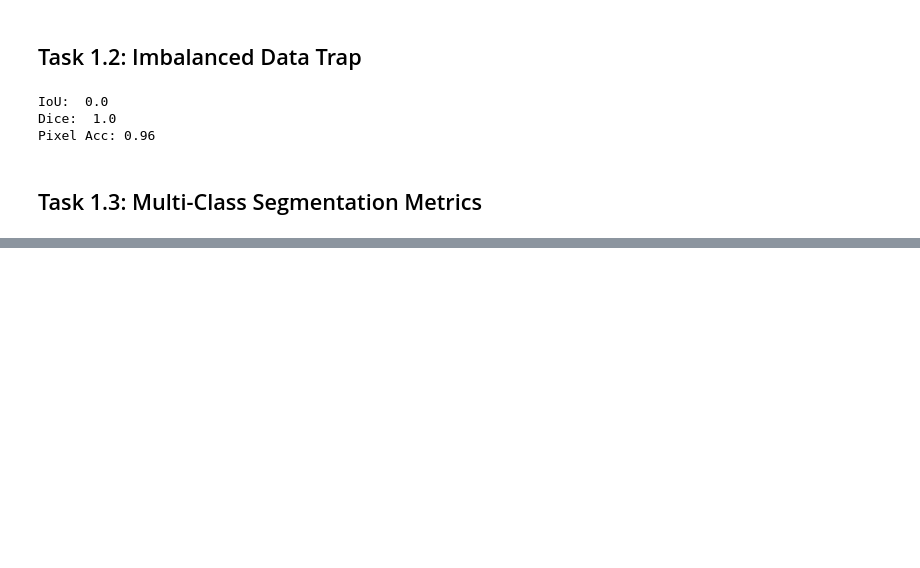
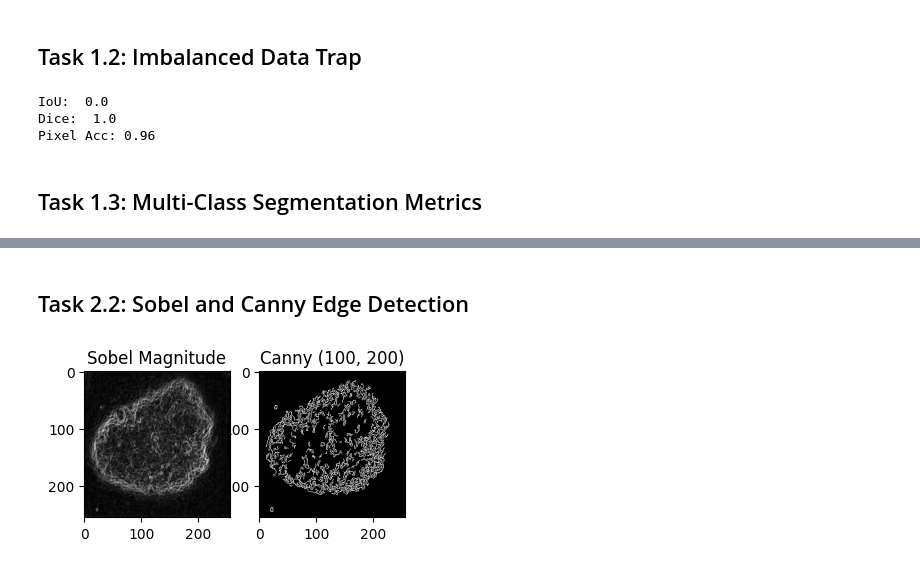
Before and after one commit to bmulaw/ComputerVision, a Jupyter notebook: ComputerVision_lab2_SAM_ObjectDetection.ipynb, the cells around one changed output, grey strips where cells are left out. Saved outputs shown, nothing was run; the diff lists cells and outputs as text; code cells hidden in the pictures; blank space fills up the shorter version.

```diff
--- a/ComputerVision_lab2_SAM_ObjectDetection.ipynb
+++ b/ComputerVision_lab2_SAM_ObjectDetection.ipynb
@@ -176,0 +215,22 @@ TypeError: logical_and(): argument 'input' (position 1) must be Tensor, not nump
+# %% [markdown]
+## Task 2.2: Sobel and Canny Edge Detection
+# %%
+sobelx = cv2.Sobel(gray, cv2.CV_64F, 1, 0, ksize=3)
+sobely = cv2.Sobel(gray, cv2.CV_64F, 0, 1, ksize=3)
+sobel_magnitude = np.sqrt(sobelx**2 + sobely**2).astype(np.uint8)
+
+# Canny
+# TODO: use cv2.Canny, try different threshold pairs
+# canny = cv2.Canny(sobel_magnitude, 50, 100)
+canny = cv2.Canny(sobel_magnitude, 100, 200)
+# canny = cv2.Canny(sobel_magnitude, 150, 300)
+
+plt.subplot(1,3,1)
+plt.title("Sobel Magnitude")
+plt.imshow(sobel_magnitude, cmap='gray')
+plt.subplot(1,3,2)
+plt.title("Canny (100, 200)")
+plt.imshow(canny, cmap='gray')
+plt.show()
+# %% [output]
+[figure, added]
```
Also changed, not shown: parts of 28 cells of this notebook.
